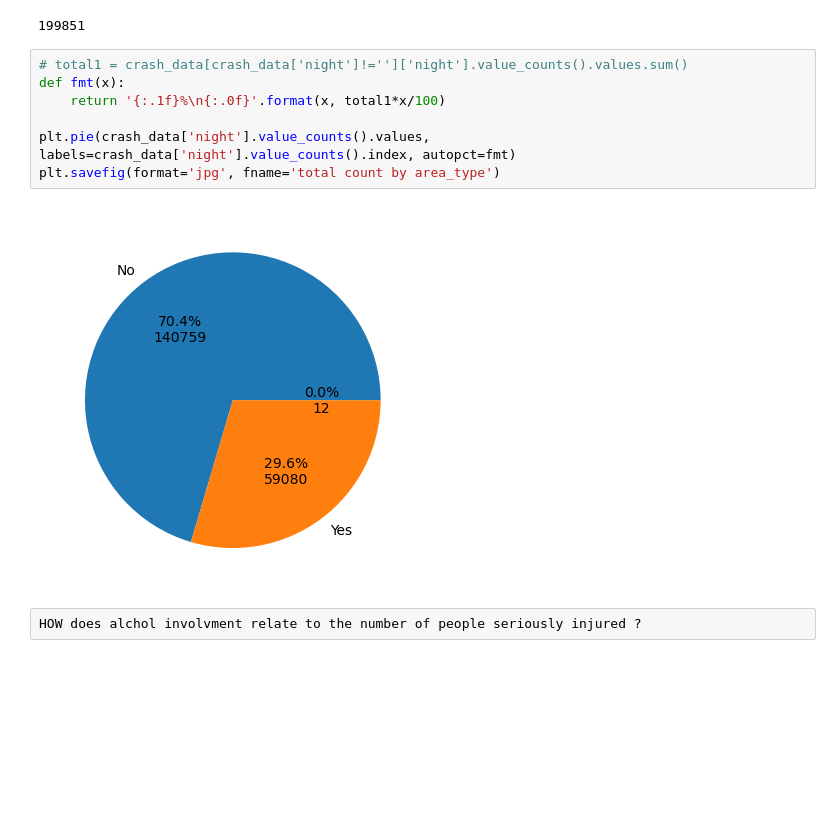
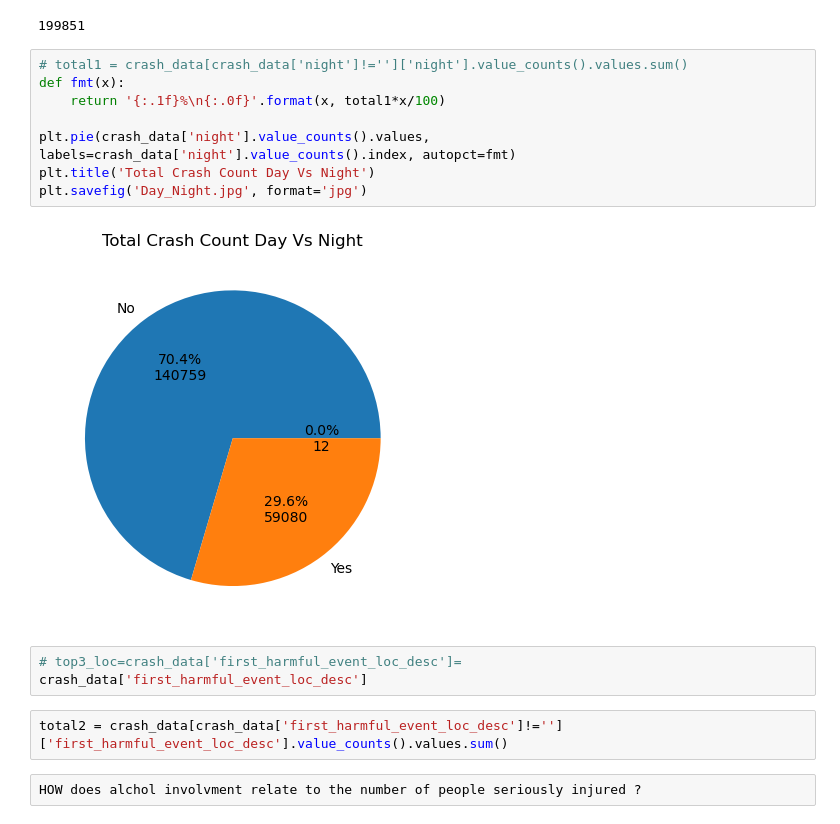
Before and after one commit to Eliab16/VDOT-crash-analysis, a Jupyter notebook: notebooks/VDOT_Analysis.ipynb, the cells around one changed output. Saved outputs shown, nothing was run; the diff lists cells and outputs as text; blank space fills up the shorter version.

```diff
--- a/notebooks/VDOT_Analysis.ipynb
+++ b/notebooks/VDOT_Analysis.ipynb
@@ -203,15 +204,21 @@ total1 = crash_data[crash_data['night']!='']['night'].value_counts().values.sum(
 total1
 # %% [output]
 199851
-# %%
-# total1 = crash_data[crash_data['night']!='']['night'].value_counts().values.sum()
-def fmt(x):
-    return '{:.1f}%\n{:.0f}'.format(x, total1*x/100)
-
-plt.pie(crash_data['night'].value_counts().values, labels=crash_data['night'].value_counts().index, autopct=fmt)
-plt.savefig(format='jpg', fname='total count by area_type')
-# %% [output]
-[figure, removed]
+# %%
+# total1 = crash_data[crash_data['night']!='']['night'].value_counts().values.sum()
+def fmt(x):
+    return '{:.1f}%\n{:.0f}'.format(x, total1*x/100)
+
+plt.pie(crash_data['night'].value_counts().values, labels=crash_data['night'].value_counts().index, autopct=fmt)
+plt.title('Total Crash Count Day Vs Night')
+plt.savefig('Day_Night.jpg', format='jpg')
+# %% [output]
+[figure, added]
+# %%
+# top3_loc=crash_data['first_harmful_event_loc_desc']=
+crash_data['first_harmful_event_loc_desc']
+# %%
+total2 = crash_data[crash_data['first_harmful_event_loc_desc']!='']['first_harmful_event_loc_desc'].value_counts().values.sum()
 # %%
 HOW does alchol involvment relate to the number of people seriously injured ?
 # %% [markdown]
```
Also changed, not shown: parts of 16 cells of this notebook.
